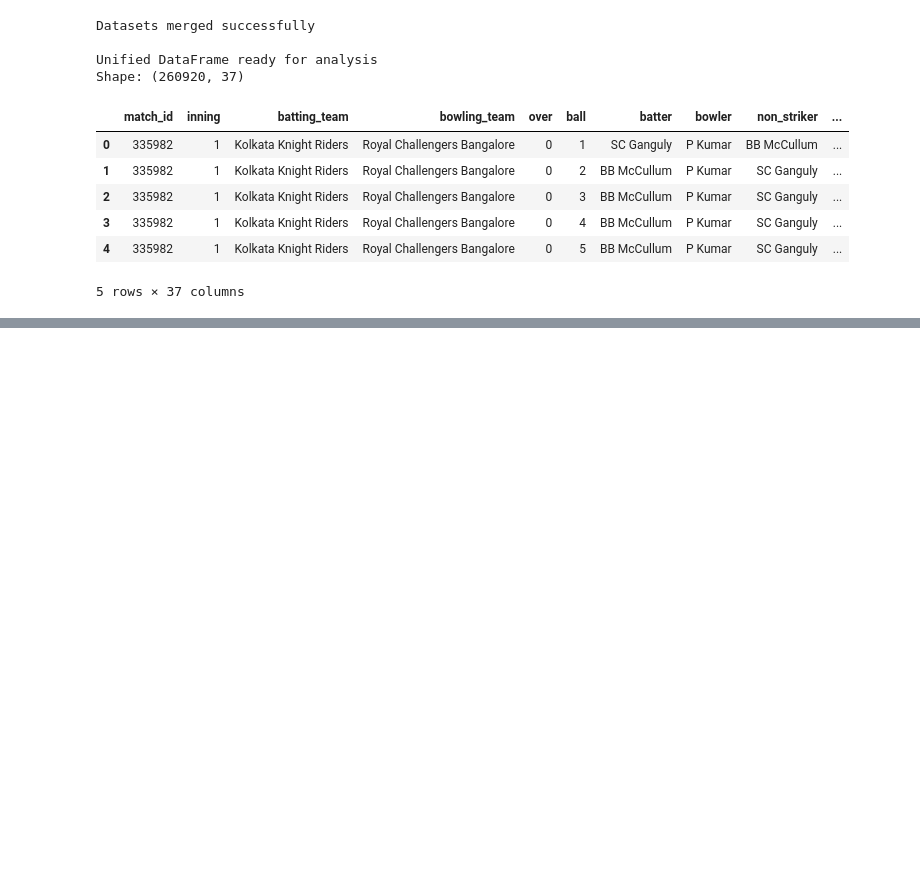
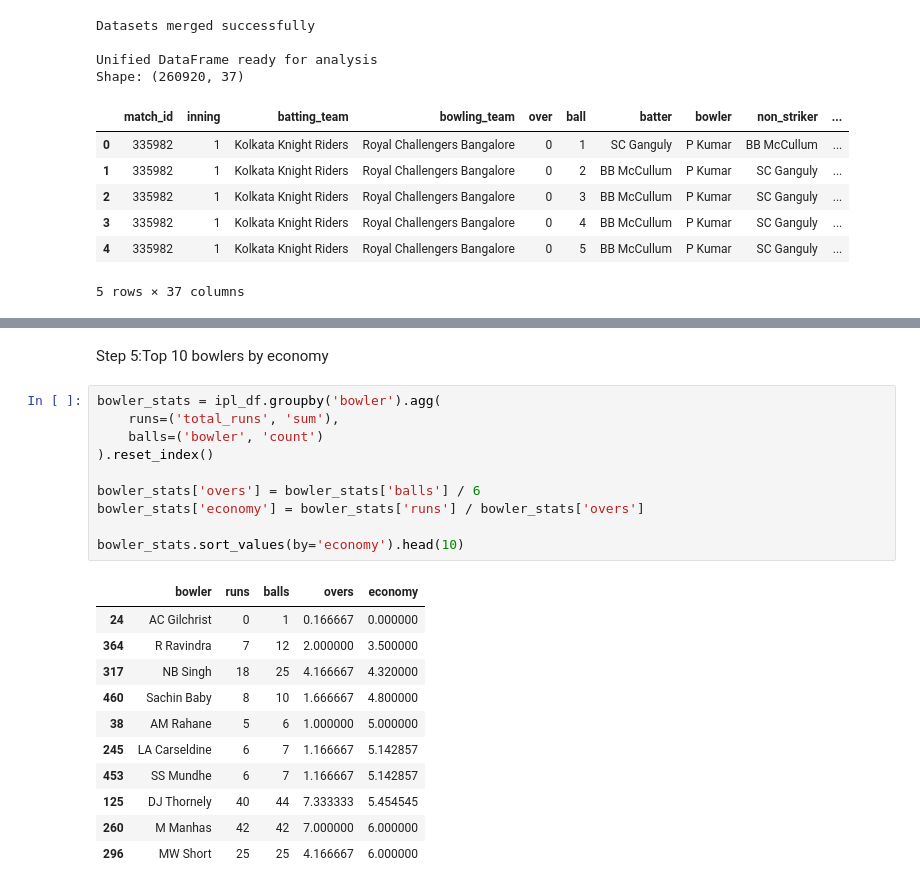
Before and after one commit to harshpateriya12/PandaTraining, a Jupyter notebook: PandaTraining.ipynb, the cells around one changed output, grey strips where cells are left out. Drawn from its saved outputs; the diff is of its cells as text; blank space fills up the shorter version.

```diff
--- a/PandaTraining.ipynb
+++ b/PandaTraining.ipynb
@@ -209,0 +274,24 @@ Shape: (260920, 37)
+# %% [markdown]
+Step 5:Top 10 bowlers by economy
+# %%
+bowler_stats = ipl_df.groupby('bowler').agg(
+    runs=('total_runs', 'sum'),
+    balls=('bowler', 'count')
+).reset_index()
+
+bowler_stats['overs'] = bowler_stats['balls'] / 6
+bowler_stats['economy'] = bowler_stats['runs'] / bowler_stats['overs']
+
+bowler_stats.sort_values(by='economy').head(10)
+# %% [output]
+|  | bowler | runs | balls | overs | economy |
+| 24 | AC Gilchrist | 0 | 1 | 0.166667 | 0.000000 |
+| 364 | R Ravindra | 7 | 12 | 2.000000 | 3.500000 |
+| 317 | NB Singh | 18 | 25 | 4.166667 | 4.320000 |
+| 460 | Sachin Baby | 8 | 10 | 1.666667 | 4.800000 |
+| 38 | AM Rahane | 5 | 6 | 1.000000 | 5.000000 |
+| 245 | LA Carseldine | 6 | 7 | 1.166667 | 5.142857 |
+| 453 | SS Mundhe | 6 | 7 | 1.166667 | 5.142857 |
+| 125 | DJ Thornely | 40 | 44 | 7.333333 | 5.454545 |
+| 260 | M Manhas | 42 | 42 | 7.000000 | 6.000000 |
+| 296 | MW Short | 25 | 25 | 4.166667 | 6.000000 |
```
Also changed, not shown: parts of 39 cells of this notebook.
